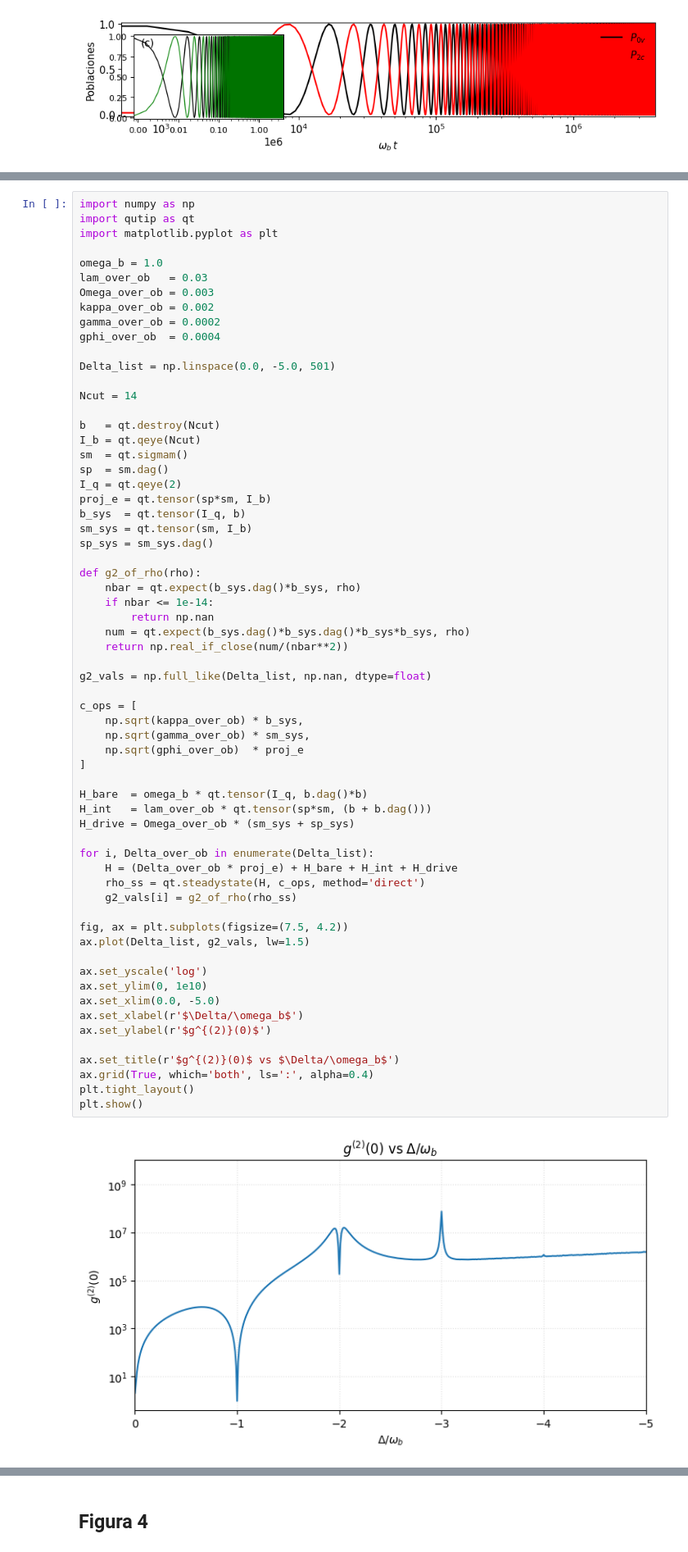
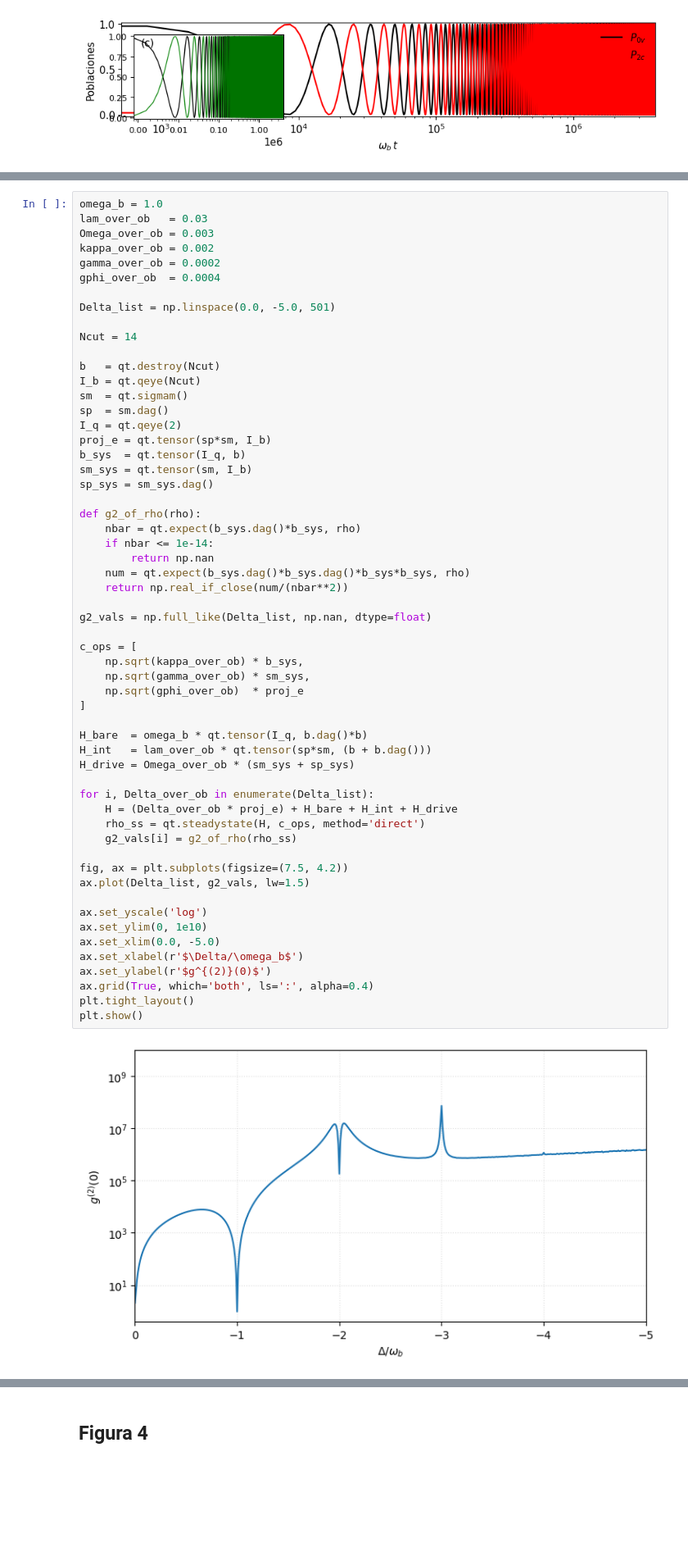
Before and after one commit to jhongarciab/QuantumOptics, a Jupyter notebook: nphonon_bundle.ipynb, the cells around one changed output, grey strips where cells are left out. Shown at 82% size. Cells and saved outputs as stored; diff of their text form; blank space fills up the shorter version.

```diff
--- a/nphonon_bundle.ipynb
+++ b/nphonon_bundle.ipynb
@@ -185,8 +188,4 @@ plt.show()
 # %%
-import numpy as np
-import qutip as qt
-import matplotlib.pyplot as plt
-
 omega_b = 1.0
 lam_over_ob   = 0.03
 Omega_over_ob = 0.003
@@ -217,36 +216,34 @@ def g2_of_rho(rho):
 
 g2_vals = np.full_like(Delta_list, np.nan, dtype=float)
 
 c_ops = [
     np.sqrt(kappa_over_ob) * b_sys,
     np.sqrt(gamma_over_ob) * sm_sys,
     np.sqrt(gphi_over_ob)  * proj_e
 ]
 
 H_bare  = omega_b * qt.tensor(I_q, b.dag()*b)
 H_int   = lam_over_ob * qt.tensor(sp*sm, (b + b.dag()))
 H_drive = Omega_over_ob * (sm_sys + sp_sys)
 
 for i, Delta_over_ob in enumerate(Delta_list):
     H = (Delta_over_ob * proj_e) + H_bare + H_int + H_drive
     rho_ss = qt.steadystate(H, c_ops, method='direct')
     g2_vals[i] = g2_of_rho(rho_ss)
 
 fig, ax = plt.subplots(figsize=(7.5, 4.2))
 ax.plot(Delta_list, g2_vals, lw=1.5)
 
 ax.set_yscale('log')
 ax.set_ylim(0, 1e10)
 ax.set_xlim(0.0, -5.0)
 ax.set_xlabel(r'$\Delta/\omega_b$')
 ax.set_ylabel(r'$g^{(2)}(0)$')
-
-ax.set_title(r'$g^{(2)}(0)$ vs $\Delta/\omega_b$')
 ax.grid(True, which='both', ls=':', alpha=0.4)
 plt.tight_layout()
 plt.show()
 # %% [output]
-[figure, old version]
+[figure, new version]
 # %%
 import numpy as np
 import qutip as qt
```
Also changed, not shown: parts of 10 cells of this notebook, 2 other files.
